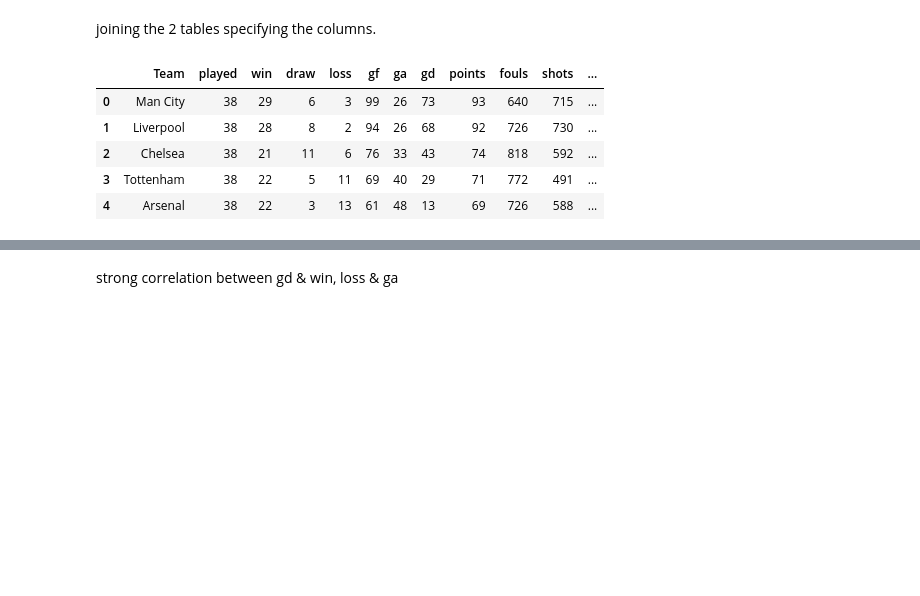
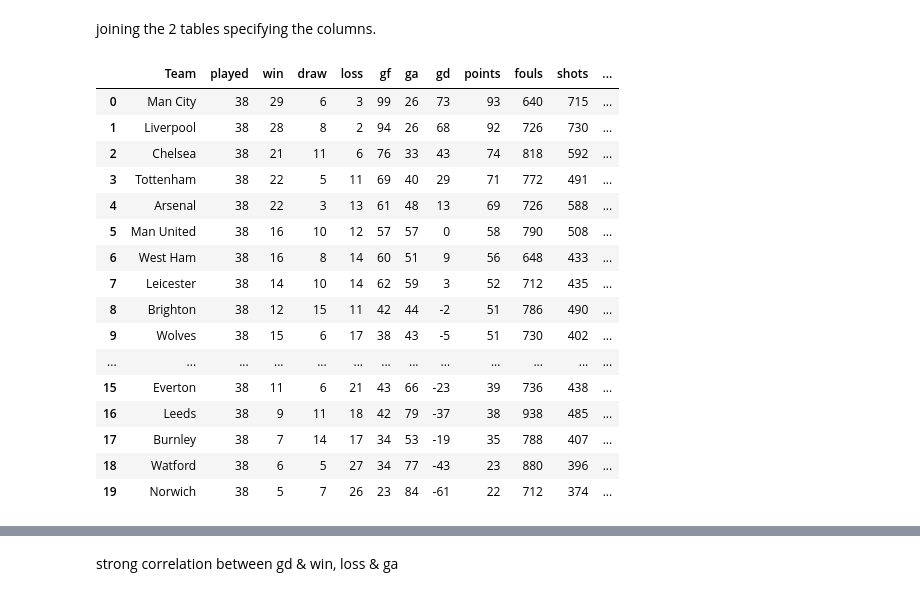
Before and after one commit to Jamesf50/UCDPA_JamesMcCaghey, a Jupyter notebook: prem_league_21_22.ipynb, the cells around one changed output, grey strips where cells are left out. Saved outputs shown, nothing was run; the diff lists cells and outputs as text; code cells hidden in the pictures; blank space fills up the shorter version.

```diff
--- a/prem_league_21_22.ipynb
+++ b/prem_league_21_22.ipynb
@@ -54,3 +49,5 @@ df[df.duplicated()]
+# %%
+df.drop('HC', inplace=True, axis=1)
 # %%
 df.isnull().sum()
 # %% [output]
@@ -257,7 +254,7 @@ referees
 # %%
 table[['played', 'win', 'draw', 'loss', 'gf', 'ga', 'gd', 'points', 'fouls']]=0
 # %%
-shot_conv[['shots','shots on target', 'conversion rate', 'gf']]=0
+shot_conv[['shots','shots on target', 'conversion rate of target shots %', 'gf']]=0
 # %%
 table
 # %% [output]
@@ -406,7 +397,7 @@ for i in df.index:
     shot_conv.loc[home, 'gf'] += df.FTHG.loc[i]
     shot_conv.loc[away, 'gf'] += df.FTAG.loc[i]
 
-shot_conv['conversion rate'] = shot_conv['gf'] / shot_conv['shots']
+shot_conv['conversion rate of target shots %'] = (shot_conv['gf'] / shot_conv['shots on target'])*100
 # %%
 shot_conv.head()
 # %% [output]
@@ -468,12 +459,23 @@ plt.show()
 joining the 2 tables specifying the columns.
 # %%
 table = table.merge(shot_conv, left_on=['Team', 'gf'],right_on=['Team','gf'])
-table.head()
+table
 # %% [output]
 |  | Team | played | win | draw | loss | gf | ga | gd | points | fouls | shots | ... |
 | 0 | Man City | 38 | 29 | 6 | 3 | 99 | 26 | 73 | 93 | 640 | 715 | ... |
 | 1 | Liverpool | 38 | 28 | 8 | 2 | 94 | 26 | 68 | 92 | 726 | 730 | ... |
 | 2 | Chelsea | 38 | 21 | 11 | 6 | 76 | 33 | 43 | 74 | 818 | 592 | ... |
 | 3 | Tottenham | 38 | 22 | 5 | 11 | 69 | 40 | 29 | 71 | 772 | 491 | ... |
 | 4 | Arsenal | 38 | 22 | 3 | 13 | 61 | 48 | 13 | 69 | 726 | 588 | ... |
+| 5 | Man United | 38 | 16 | 10 | 12 | 57 | 57 | 0 | 58 | 790 | 508 | ... |
+| 6 | West Ham | 38 | 16 | 8 | 14 | 60 | 51 | 9 | 56 | 648 | 433 | ... |
+| 7 | Leicester | 38 | 14 | 10 | 14 | 62 | 59 | 3 | 52 | 712 | 435 | ... |
+| 8 | Brighton | 38 | 12 | 15 | 11 | 42 | 44 | -2 | 51 | 786 | 490 | ... |
+| 9 | Wolves | 38 | 15 | 6 | 17 | 38 | 43 | -5 | 51 | 730 | 402 | ... |
+| ... | ... | ... | ... | ... | ... | ... | ... | ... | ... | ... | ... | ... |
+| 15 | Everton | 38 | 11 | 6 | 21 | 43 | 66 | -23 | 39 | 736 | 438 | ... |
+| 16 | Leeds | 38 | 9 | 11 | 18 | 42 | 79 | -37 | 38 | 938 | 485 | ... |
+| 17 | Burnley | 38 | 7 | 14 | 17 | 34 | 53 | -19 | 35 | 788 | 407 | ... |
+| 18 | Watford | 38 | 6 | 5 | 27 | 34 | 77 | -43 | 23 | 880 | 396 | ... |
+| 19 | Norwich | 38 | 5 | 7 | 26 | 23 | 84 | -61 | 22 | 712 | 374 | ... |
 # %%
```
Also changed, not shown: parts of 47 cells of this notebook.
